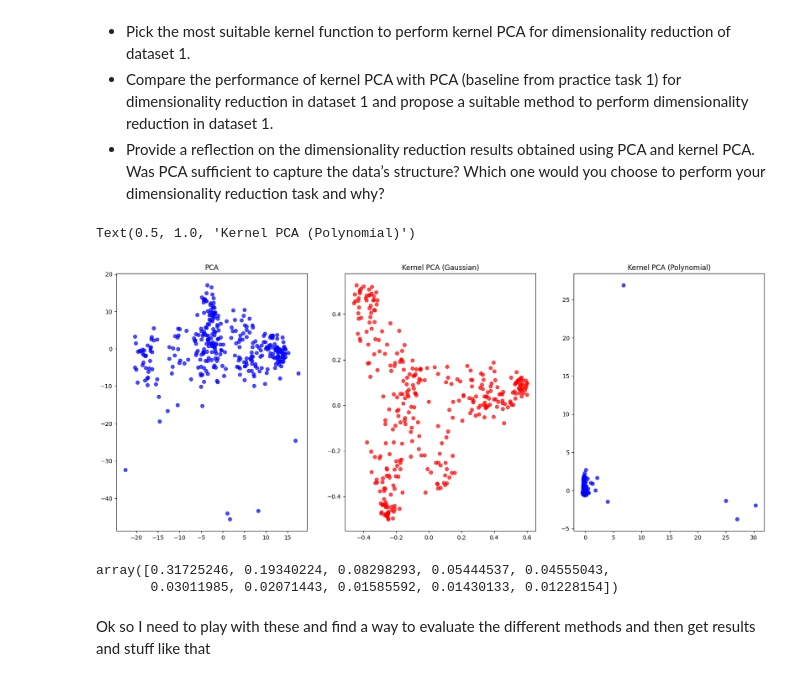
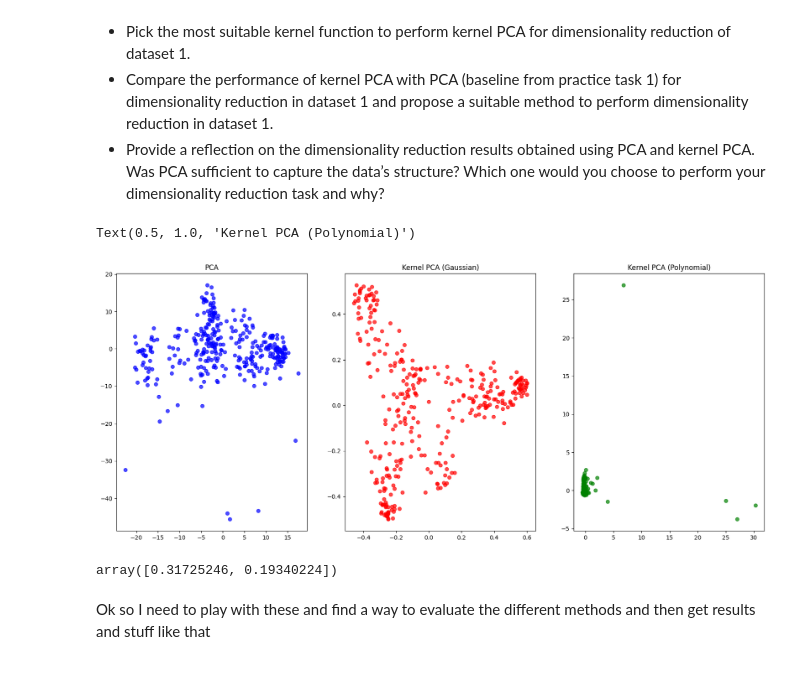
Before and after one commit to Gioalf/AH2179, a Jupyter notebook: AssignmentModule6.ipynb, the cells around one changed output. Saved outputs shown, nothing was run; the diff lists cells and outputs as text; code cells hidden in the pictures.

```diff
--- a/AssignmentModule6.ipynb
+++ b/AssignmentModule6.ipynb
@@ -514,40 +535,39 @@ import matplotlib.pyplot as plt
 input_df = pd.DataFrame(vectorized_day_dataset_no_nans)
 scaler = StandardScaler()
 data_scaled = scaler.fit_transform(input_df)
 
 # Step 1: Perform PCA for dimensionality reduction
-pca = PCA(n_components=10)  # Set the desired number of components
+pca = PCA(n_components=2)  # Set the desired number of components
 pca_result = pca.fit_transform(data_scaled)
 
 # Step 2: Perform Kernel PCA with different kernel functions
 # kernel functions : 'linear', 'rbf', 'poly', 'sigmoid'
 
 kernel_pca_gaussian = KernelPCA(kernel='rbf', n_components=2)  # Gaussian kernel
 kernel_pca_polynomial = KernelPCA(kernel='poly', n_components=2)  # Polynomial kernel
 
 kpca_gaussian_result = kernel_pca_gaussian.fit_transform(data_scaled)
 kpca_polynomial_result = kernel_pca_polynomial.fit_transform(data_scaled)
 
 # Plot the different PCA functions
 plt.figure(figsize=(20, 8))
 plt.subplot(1, 3, 1)
 plt.scatter(pca_result[:, 0], pca_result[:, 1], c='b', marker='o', alpha=0.7)
 plt.title('PCA')
 
 plt.subplot(1, 3, 2)
 plt.scatter(kpca_gaussian_result[:, 0], kpca_gaussian_result[:, 1], c='r', marker='o', alpha=0.7)
 plt.title('Kernel PCA (Gaussian)')
 
 plt.subplot(1, 3, 3)
-plt.scatter(kpca_polynomial_result[:, 0], kpca_polynomial_result[:, 1], c='b', marker='o', alpha=0.7)
+plt.scatter(kpca_polynomial_result[:, 0], kpca_polynomial_result[:, 1], c='g', marker='o', alpha=0.7)
 plt.title('Kernel PCA (Polynomial)')
 # %% [output]
 Text(0.5, 1.0, 'Kernel PCA (Polynomial)')
-[figure, old version]
+[figure, new version]
 # %%
 pca.explained_variance_ratio_
 # %% [output]
-array([0.31725246, 0.19340224, 0.08298293, 0.05444537, 0.04555043,
-       0.03011985, 0.02071443, 0.01585592, 0.01430133, 0.01228154])
+array([0.31725246, 0.19340224])
 # %% [markdown]
 Ok so I need to play with these and find a way to evaluate the different methods and then get results and stuff like that
```
Also changed, not shown: parts of 10 cells of this notebook.
